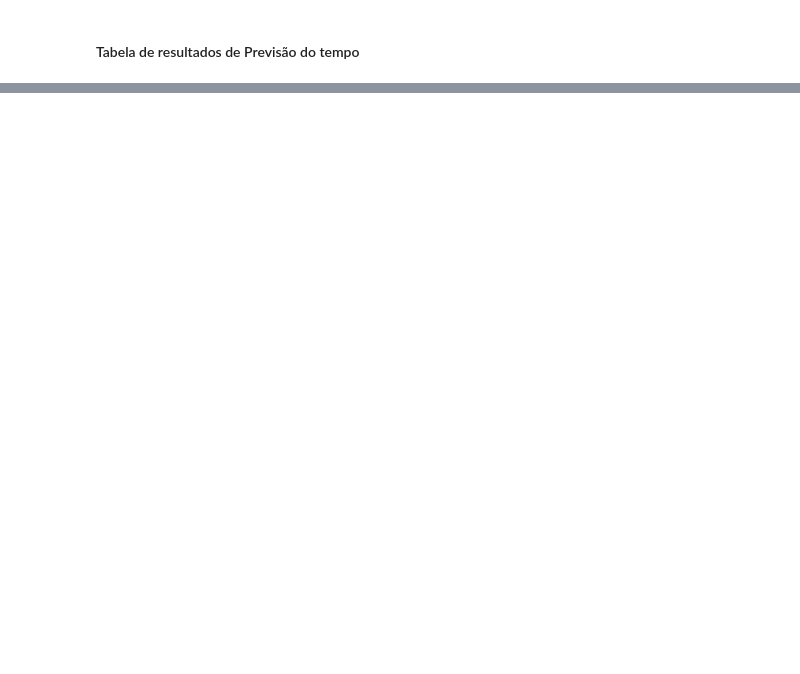
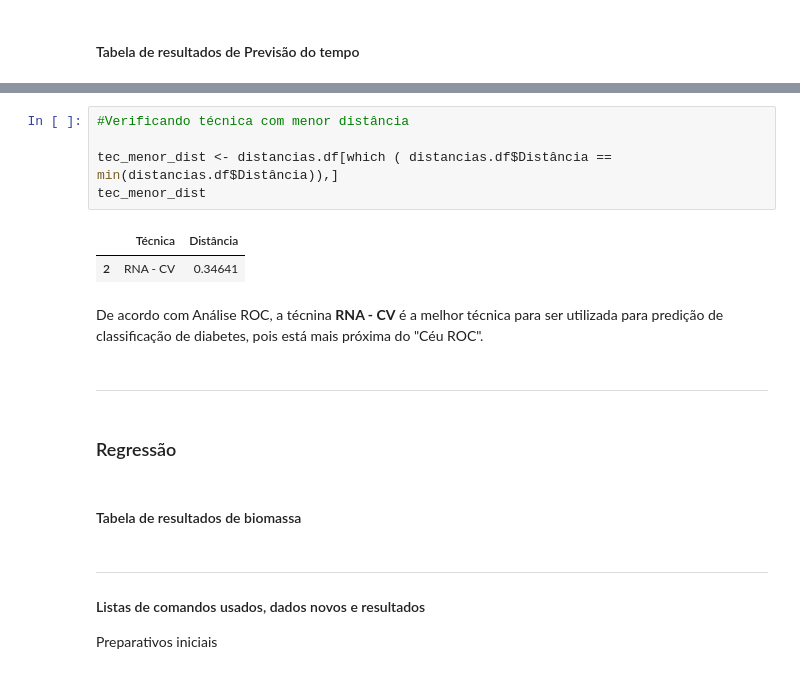
Before and after one commit to Hobbies-Prof-Bento/atividadesEspecializacaoIAA2022_2023, a Jupyter notebook: IAA007 e IAA008-Aprendizado de Máquina e Laboratório de IA/Trabalho Final.ipynb, the cells around one changed output, grey strips where cells are left out. Cells and saved outputs as stored; diff of their text form; blank space fills up the shorter version.

```diff
--- a/IAA007 e IAA008-Aprendizado de Máquina e Laboratório de IA/Trabalho Final.ipynb
+++ b/IAA007 e IAA008-Aprendizado de Máquina e Laboratório de IA/Trabalho Final.ipynb
@@ -539,0 +3363,22 @@ O resultado com novos dados usando **SVM - CV** foi **van, van, saab**
+# %%
+#Verificando técnica com menor distância
+
+tec_menor_dist <- distancias.df[which ( distancias.df$Distância == min(distancias.df$Distância)),]
+tec_menor_dist
+# %% [output]
+|  | Técnica | Distância |
+| 2 | RNA - CV | 0.34641 |
+# %% [markdown]
+De acordo com Análise ROC, a técnina **RNA - CV** é a melhor técnica para ser utilizada para predição de classificação de diabetes, pois está mais próxima do "Céu ROC".
+# %% [markdown]
+---
+# %% [markdown]
+### Regressão
+# %% [markdown]
+#### Tabela de resultados de biomassa
+# %% [markdown]
+---
+
+#### Listas de comandos usados, dados novos e resultados
+
+Preparativos iniciais
```
Also changed, not shown: parts of 274 cells of this notebook, 14 other files.
